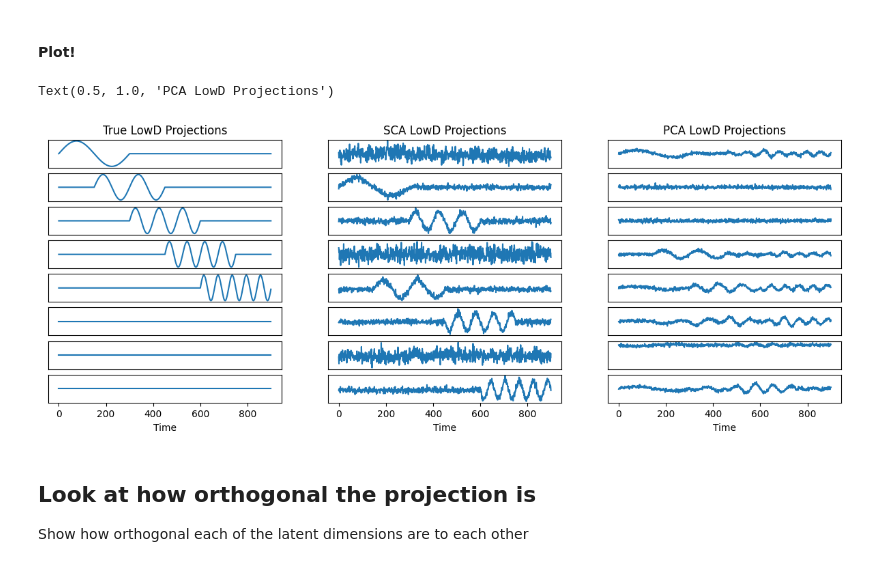
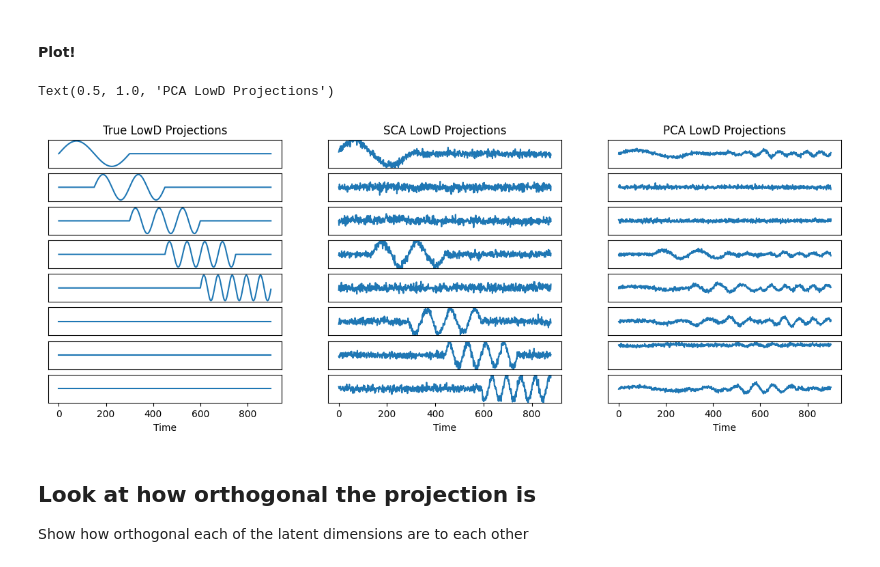
Before and after one commit to dyu222/sca, a Jupyter notebook: notebooks/Derek_4pop.ipynb, the cells around one changed output. Drawn from its saved outputs; the diff is of its cells as text; code cells hidden in the pictures.

```diff
--- a/notebooks/Derek_4pop.ipynb
+++ b/notebooks/Derek_4pop.ipynb
@@ -213,7 +213,7 @@ We show options for running SCA below (with and without optional parameters).
 
 #Declare SCA model with the optional parameters
 # sca=SCA(n_components=n_components,orth=orth, lam_sparse=lam_sparse, lam_orthog=lam_orthog, lr=lr,n_epochs=n_epochs, init=init)
-sca=SCA(poisson=True,n_components=n_components,orth=orth, lam_sparse=0.1, lam_orthog=150, lr=1e-3,n_epochs=n_epochs, init=init)
+sca=SCA(poisson=True,n_components=n_components,orth=orth, lam_sparse=0.5, lam_orthog=150, lr=1e-3,n_epochs=n_epochs, init=init)
 
 
 #Fit the model and get the low dimensional representation
@@ -385,36 +385,36 @@ for i in range(n_components):
     plt.subplot(n_components,3,3*i+2)
     plt.plot(sca_latent[:,sca_order[i]])
 
-    # plt.ylim([-31.1, 31.1])
+    plt.ylim([-13.1, 13.1])
     plt.yticks([])
     if i<n_components-1:
         plt.xticks([])
     else:
         plt.xlabel('Time')
 
     # Plot PCA results
     plt.subplot(n_components,3,3*i+3)
     plt.plot(pca_latent[:,pca_order[i]])
 
     plt.ylim([-31.1, 31.1])
     plt.yticks([])
     if i<n_components-1:
         plt.xticks([])
     else:
         plt.xlabel('Time')
 
 #Titles
 plt.subplot(n_components,3,1)
 plt.title('True LowD Projections')
 
 plt.subplot(n_components,3,2)
 plt.title('SCA LowD Projections')
 
 plt.subplot(n_components,3,3)
 plt.title('PCA LowD Projections')
 # %% [output]
 Text(0.5, 1.0, 'PCA LowD Projections')
-[figure, old version]
+[figure, new version]
 # %% [markdown]
 ## Look at how orthogonal the projection is
 Show how orthogonal each of the latent dimensions are to each other
```
Also changed, not shown: parts of 3 cells of this notebook, 5 other files.
